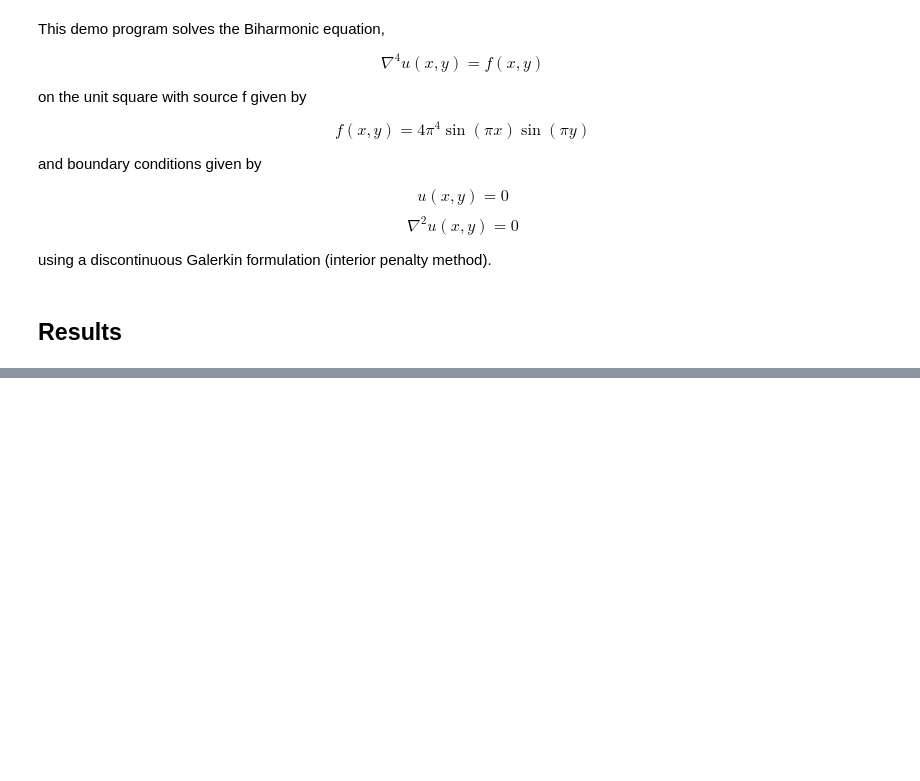
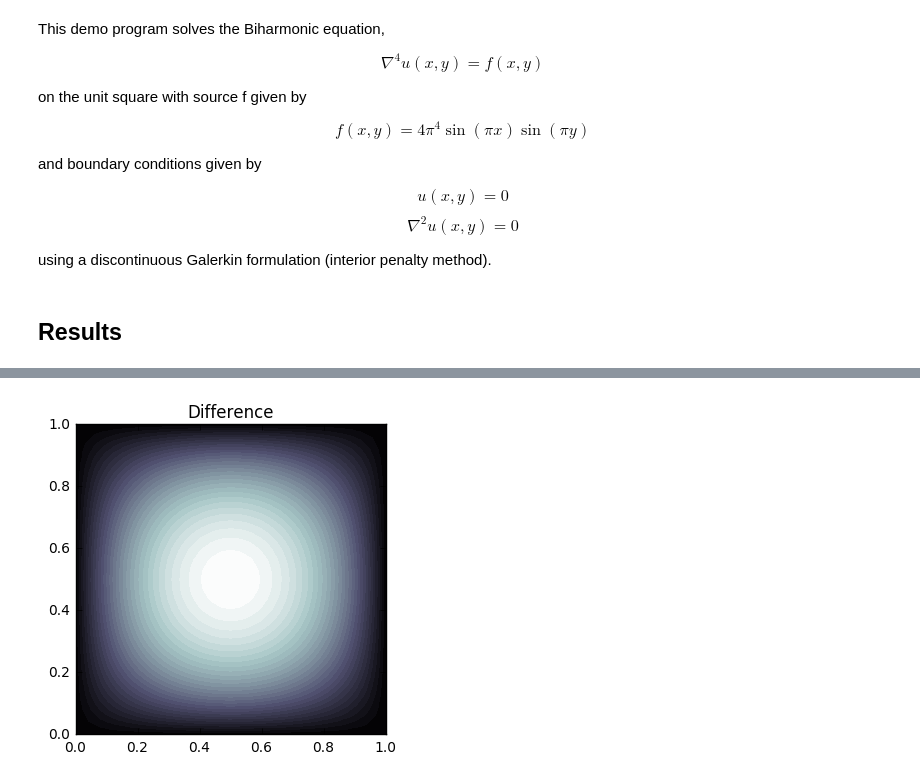
Before and after one commit to mdbenito/fenics-hermite, a Jupyter notebook: biharmonic.ipynb, the cells around one changed output, grey strips where cells are left out. Cells and saved outputs as stored; diff of their text form; code cells hidden in the pictures; blank space fills up the shorter version.

```diff
--- a/biharmonic.ipynb
+++ b/biharmonic.ipynb
@@ -111,4 +115,2 @@ _ = plot(u, title="Hermite elements")
-# %%
-bad = u.copy()
 # %%
 good.vector().min(), good.vector().max(), bad.vector().min(), bad.vector().max()
@@ -115,2 +119,5 @@ good.vector().min(), good.vector().max(), bad.vector().min(), bad.vector().max()
 # %%
 z = project(good-bad, V)
+_ = plot(z, title="Difference", cmap='bone')
+# %% [output]
+[figure, added]
```
Also changed, not shown: parts of 11 cells of this notebook.
